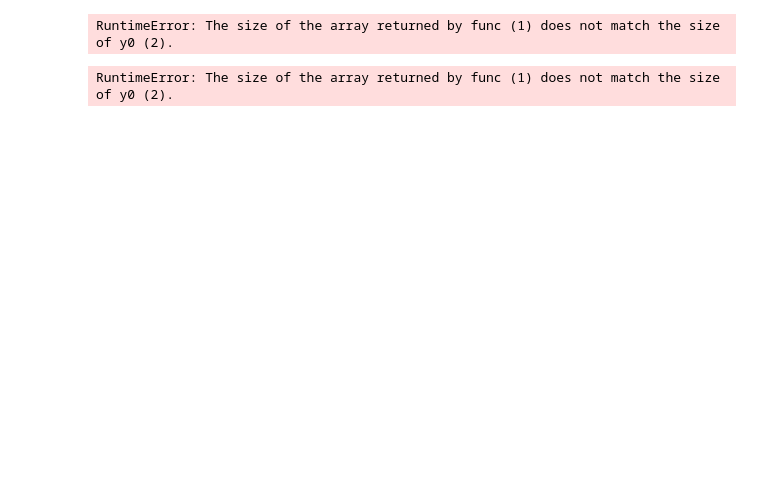
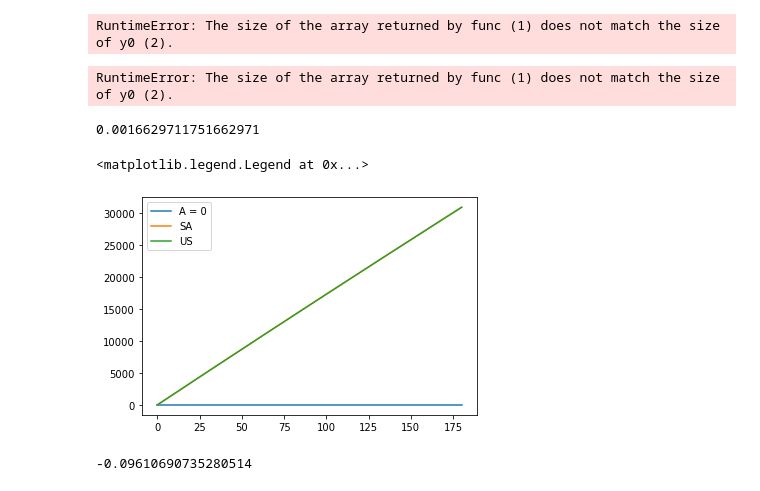
Before and after one commit to apasunuri/Vaccine-Distribution, a Jupyter notebook: models/SEIR.ipynb, the cells around one changed output. Drawn from its saved outputs; the diff is of its cells as text; code cells hidden in the pictures; blank space fills up the shorter version.

```diff
--- a/models/SEIR.ipynb
+++ b/models/SEIR.ipynb
@@ -508,0 +606,14 @@ RuntimeError: The size of the array returned by func (1) does not match the size
+# %%
+S0 = 500000
+E0 = 30000
+I0 = 0
+Q0 = 0
+R0 = 0
+D0 = 0
+V0 = 0
+x0 = [S0, E0, I0, Q0, R0, D0, V0]
+t = np.linspace(0, 180, 180)
+# %%
+a_us
+# %% [output]
+0.0016629711751662971
@@ -508,0 +629,19 @@ RuntimeError: The size of the array returned by func (1) does not match the size
+# %%
+#plt.plot(t, eA)
+#plt.plot(t, iA)
+#plt.plot(t, qA)
+plt.plot(t, vA, label = "A = 0")
+plt.plot(t, vSA, label = "SA")
+plt.plot(t, vUS, label = "US")
+#plt.plot(t, dA)
+#plt.plot(t, vA)
+#plt.plot(t, rSA)
+#plt.plot(t, rUS)
+plt.legend()
+# %% [output]
+<matplotlib.legend.Legend at 0x...>
+[figure, added]
+# %%
+print()
+# %% [output]
+-0.09610690735280514
```
Also changed, not shown: parts of 18 cells of this notebook, 21 other files.
